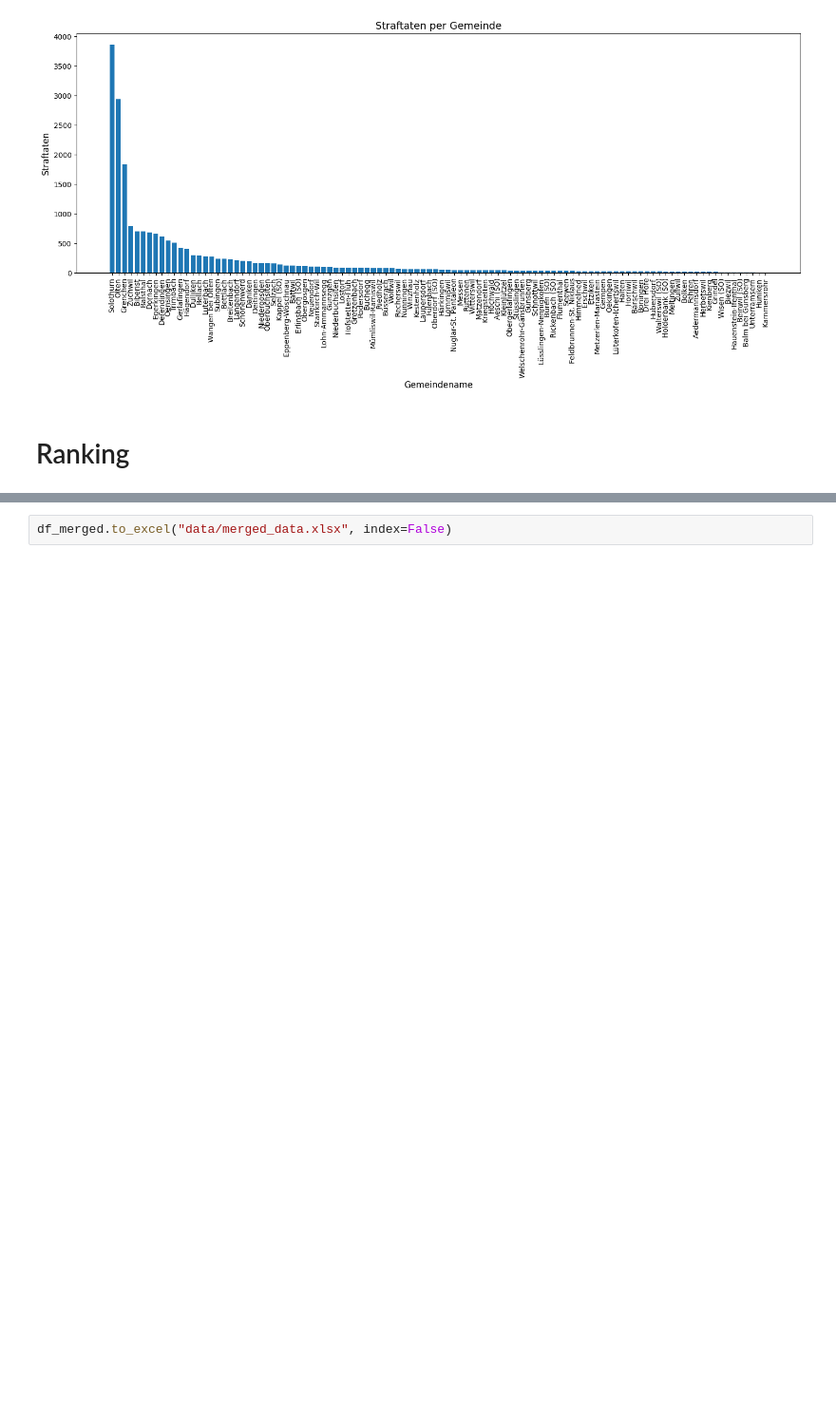
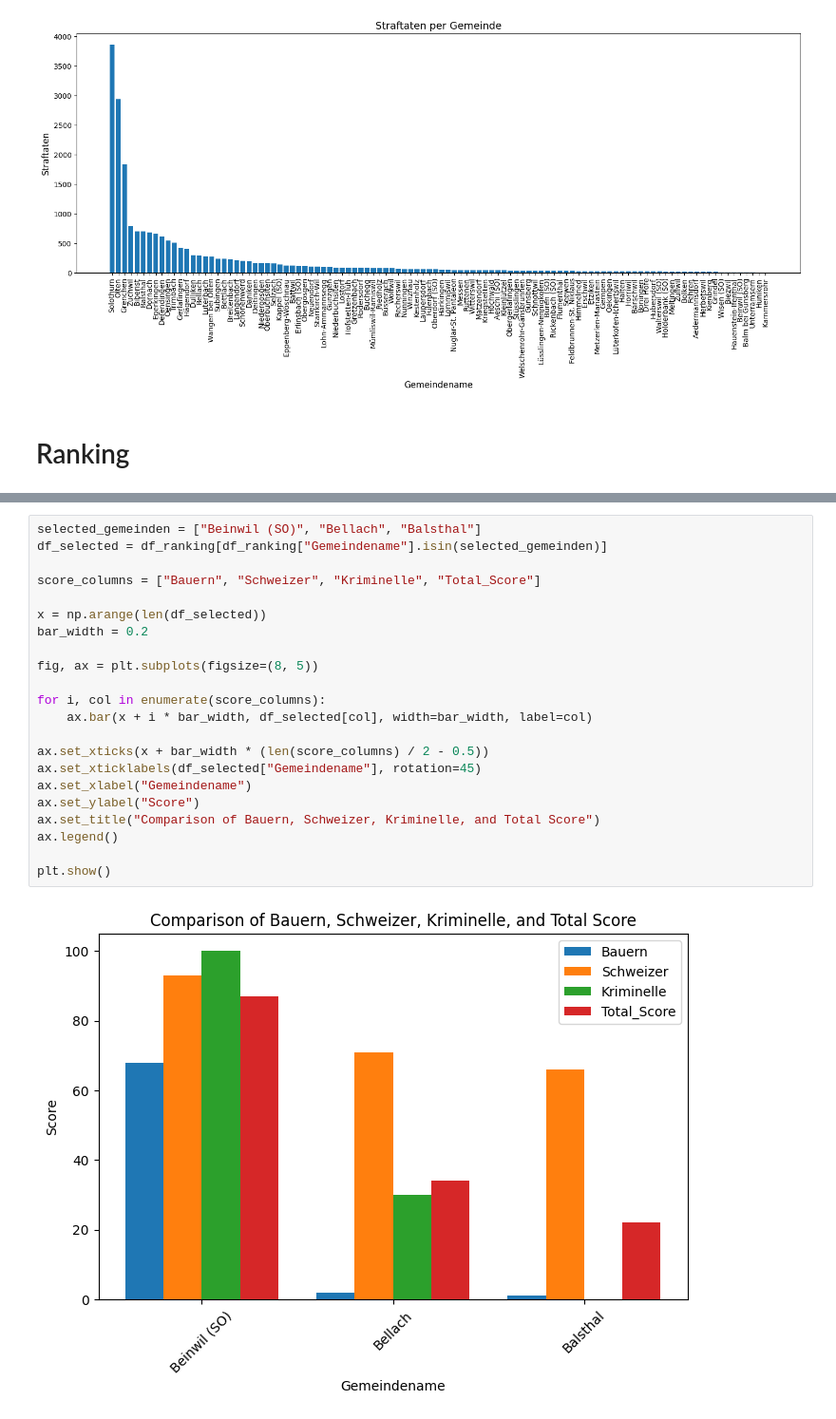
Before and after one commit to benajakuhn/dawrAssignment1, a Jupyter notebook: Assignment1.ipynb, the cells around one changed output, grey strips where cells are left out. Shown at 95% size. Drawn from its saved outputs; the diff is of its cells as text; blank space fills up the shorter version.

Commit message:
Created a Total ranking

```diff
--- a/Assignment1.ipynb
+++ b/Assignment1.ipynb
@@ -312,4 +312,26 @@ plt.show()
 61                    Zuchwil     0.0       56.0           0           19    45
 [figure]
 # %%
-df_merged.to_excel("data/merged_data.xlsx", index=False)
+selected_gemeinden = ["Beinwil (SO)", "Bellach", "Balsthal"]
+df_selected = df_ranking[df_ranking["Gemeindename"].isin(selected_gemeinden)]
+
+score_columns = ["Bauern", "Schweizer", "Kriminelle", "Total_Score"]
+
+x = np.arange(len(df_selected))
+bar_width = 0.2
+
+fig, ax = plt.subplots(figsize=(8, 5))
+
+for i, col in enumerate(score_columns):
+    ax.bar(x + i * bar_width, df_selected[col], width=bar_width, label=col)
+
+ax.set_xticks(x + bar_width * (len(score_columns) / 2 - 0.5))
+ax.set_xticklabels(df_selected["Gemeindename"], rotation=45)
+ax.set_xlabel("Gemeindename")
+ax.set_ylabel("Score")
+ax.set_title("Comparison of Bauern, Schweizer, Kriminelle, and Total Score")
+ax.legend()
+
+plt.show()
+# %% [output]
+[figure, added]
```
Also changed, not shown: parts of 1 cell of this notebook.
